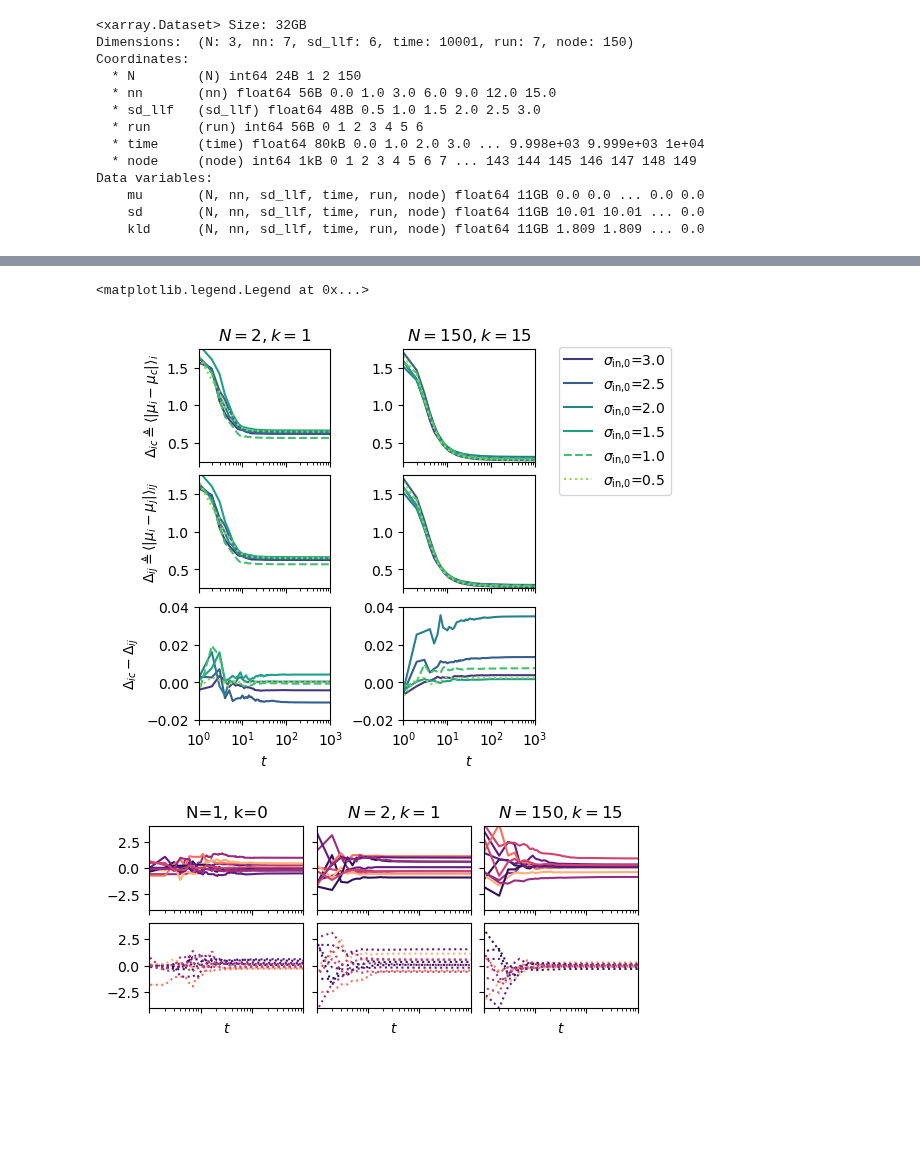
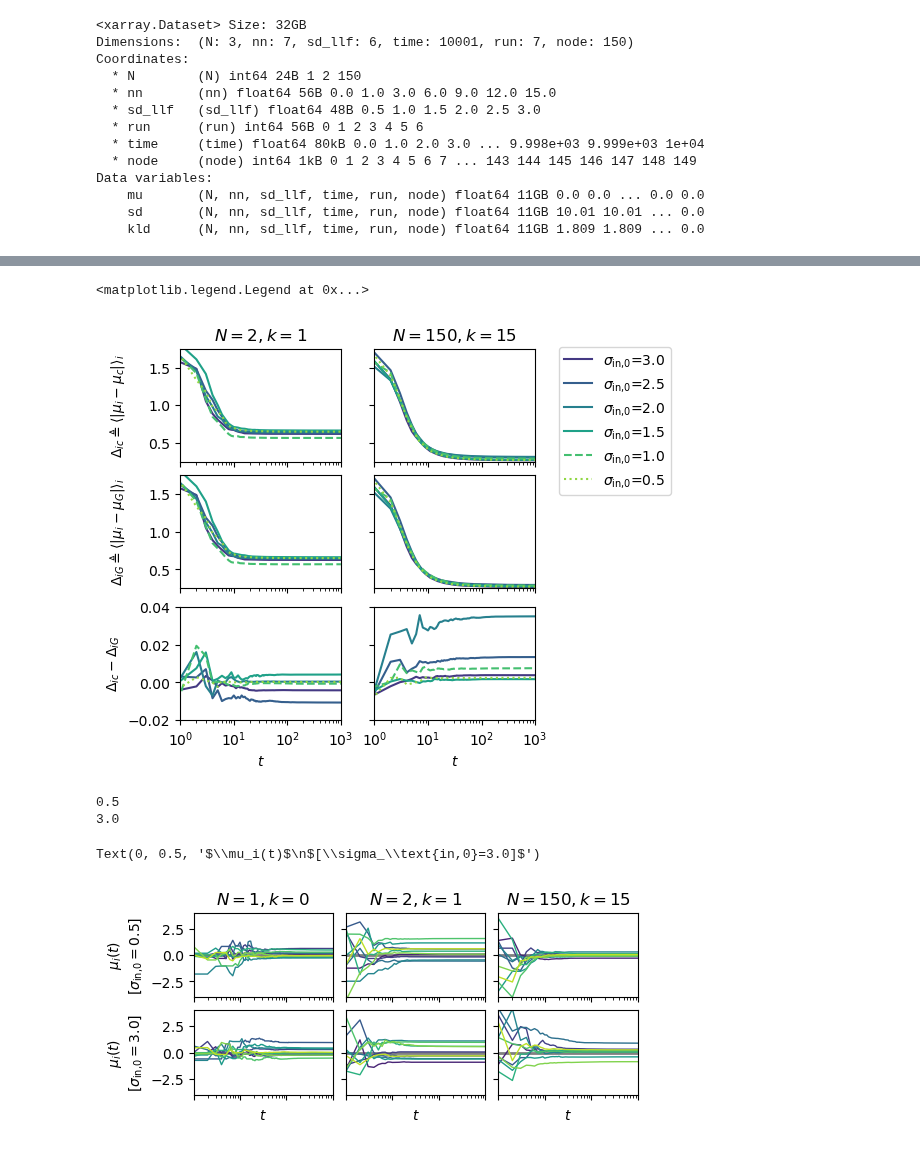
Before and after one commit to Priesemann-Group/neuro_op, a Jupyter notebook: notebooks/@MA5-ActInf.ipynb, the cells around one changed output, grey strips where cells are left out. Cells and saved outputs as stored; diff of their text form; code cells hidden in the pictures; blank space fills up the shorter version.

```diff
--- a/notebooks/@MA5-ActInf.ipynb
+++ b/notebooks/@MA5-ActInf.ipynb
@@ -273,7 +273,7 @@ for sd_in in sd_arr:
         sd,
         ls=get_ls(sd_in),
     )
-    ax[0, j].set_ylabel("$\langle\sigma\\rangle$")
+    ax[0, j].set_ylabel("$\langle\Sigma_i\\rangle_i$")
     # sd_PPD(N)
     sd_PPD = (sd**2 + sd_in**2) ** 0.5
     ax[1, j].plot(
@@ -281,7 +281,7 @@ for sd_in in sd_arr:
         sd_PPD,
         ls=get_ls(sd_in),
     )
-    ax[1, j].set_ylabel("$\langle \sigma^\\text{PPD} \\rangle$")
+    ax[1, j].set_ylabel("$\langle \sigma_i^\\text{PPD} \\rangle_i$")
     # KLD_PPD(N), given same means and sd_P=1
     (line_tmp,) = ax[2, j].plot(
         time,
@@ -290,7 +290,7 @@ for sd_in in sd_arr:
         label="$\sigma_\\text{in,0}$=" + str(sd_in),
     )
     lines.append(line_tmp)
-    ax[2, j].set_ylabel("$\langle D_\\text{KL} \\rangle$")
+    ax[2, j].set_ylabel("$\langle D_{KL,i}\\rangle_i$")
 
 # Data plots
 # N=1, nn=0
@@ -330,7 +330,7 @@ for sd_llf in sd_arr:
         ds.kld.sel(
             N=1, nn=0, sd_llf=sd_llf, run=0, time=time, node=np.arange(N_nodes)
         ).mean(dim="node"),
-        alpha=0.1,
+        alpha=1 / len(sd_arr),
         ls=get_ls(sd_llf),
     )
 
@@ -350,7 +350,7 @@ j = 0
 ax[0, j].set_title("Analytical behaviour")
 # Simulation N=1
 j = 1
-ax[0, j].set_title("Simulations $(N=1)$")
+ax[0, j].set_title("Simulations ($N=1$)")
 
 fig.legend(
     handles=lines + [line0, line05, line1, line2],
@@ -372,7 +374,7 @@ run_arr = np.arange(7)
 # Figure set-up...
 x = 3
 y = 3
-c = 1.5
+c = 1.4
 fig, ax = plt.subplots(y, x, figsize=(1.5 * c * x, 1 * c * y))
 colors = nop.get_colorcycle(N_colors=len(sd_arr))
 for i, j in itertools.product(np.arange(y), np.arange(x)):
@@ -426,7 +428,7 @@ lines = []
 for sd_llf in sd_arr:
     # <sd_i>
     i = 0
-    ax[i, j].set_ylabel("$\langle\sigma\\rangle$")
+    ax[i, j].set_ylabel("$\langle\Sigma_i\\rangle_i$")
     (line_tmp,) = ax[i, j].plot(
         time,
         (
@@ -447,7 +449,7 @@ for sd_llf in sd_arr:
     lines.append(line_tmp)
     # <sd^PPD_i>
     i = 1
-    ax[i, j].set_ylabel("$\langle \sigma^\\text{PPD} \\rangle$")
+    ax[i, j].set_ylabel("$\langle \sigma_i^\\text{PPD} \\rangle_i$")
     ax[i, j].plot(
         time,
         ds.sd.sel(
@@ -457,7 +459,7 @@ for sd_llf in sd_arr:
     )
     # <D_KL(PPD_C||PPD_i)>
     i = 2
-    ax[i, j].set_ylabel("$\langle D_\\text{KL} \\rangle$")
+    ax[i, j].set_ylabel("$\langle D_{KL,i}\\rangle_i$")
     ax[i, j].plot(
         time,
         ds.kld.sel(
@@ -702,14 +706,16 @@ for j in np.arange(x):
     ax[1, j].set_ylim(0.25, 1.75)
     ax[2, j].set_ylim(-0.02, 0.04)
     ax[y - 1, j].set_xlabel("$t$")
-    for i in np.arange(y - 1):
-        ax[i, j].xaxis.set_tick_params(labelbottom=False)
+    for i in np.arange(y):
+        if i != (y - 1):
+            ax[i, j].xaxis.set_tick_params(labelbottom=False)
+        ax[i, 1].yaxis.set_tick_params(labelleft=False)
 
-ax[0, 0].set_ylabel("$\Delta_{ic} \\triangleq \langle |\mu_i-\mu_c|\\rangle_i$")
-ax[1, 0].set_ylabel("$\Delta_{ij}\\triangleq\langle |\mu_i-\mu_j|\\rangle_{ij}$")
-ax[2, 0].set_ylabel("\n$\Delta_{ic} - \Delta_{ij}$")
+ax[0, 0].set_ylabel("$\Delta_{ic} \\triangleq \langle |\mu_i-\mu_c|\\rangle_i$\n")
+ax[1, 0].set_ylabel("$\Delta_{iG}\\triangleq\langle |\mu_i-\mu_G|\\rangle_i$\n")
+ax[2, 0].set_ylabel("$\Delta_{ic} - \Delta_{iG}$")
 
 fig.legend(handles=lines, bbox_to_anchor=(1, 0.96), loc=2)
 # %% [output]
 <matplotlib.legend.Legend at 0x...>
-[figure, old version]
+[figure, new version]
@@ -718,7 +726,7 @@ fig.legend(handles=lines, bbox_to_anchor=(1, 0.96), loc=2)
 x, y = (3, 2)
 c = 1.2
 fig, ax = plt.subplots(y, x, figsize=(1.5 * c * x, 1 * c * y))
-colors = nop.get_colorcycle(N_colors=len(sd_arr), cmap="magma")
+colors = nop.get_colorcycle(N_colors=10)
 
 # Params of interest
 N_arr = [1, 2, 150]
@@ -733,39 +741,43 @@ for i in ax.reshape(-1):
     i.set_xlim((time[1], time[-1]))
     i.set_ylim(-4, 4)
     i.set_xscale("log")
+    i.plot(time, np.zeros(shape=time.shape), color="grey", lw=2)
 
 # Plotting...
-for i, sd_llf in enumerate([sd_arr[0], sd_arr[-1]]):
-    # <|mu_i-mu_C|>
+for i, sd_llf in enumerate([sd_arr[-1], sd_arr[-0]]):
+    print(sd_llf)
     for j, N in enumerate(N_arr):
         ax[i, j].plot(
             time,
             ds.mu.sel(
                 N=N,
                 nn=nn_arr[j],
                 sd_llf=sd_llf,
                 time=time,
                 run=0,
                 node=np.arange(0, 150, 5)[:10],
             ),
-            ls=get_ls(sd_llf),
-            label="$\sigma_\\text{in,0}$=" + str(sd_llf),
+            lw=1,
         )
 
 # Title, label, ...
-ax[0, 0].set_title("N=1, k=0")
+ax[0, 0].set_title("$N=1, k=0$")
 ax[0, 1].set_title("$N=2, k=1$")
 ax[0, 2].set_title("$N=150, k=15$")
 for j in np.arange(x):
     ax[y - 1, j].set_xlabel("$t$")
     ax[0, j].xaxis.set_tick_params(labelbottom=False)
     ax[1, j].xaxis.set_tick_params(labelbottom=False)
     if j != 0:
         for i in range(y):
             ax[i, j].yaxis.set_tick_params(labelleft=False)
 
 
-# ax[0].set_ylabel("\n$\langle |\mu_i-\mu_c|\\rangle_i$")
+ax[0, 0].set_ylabel("$\mu_i(t)$\n$[\sigma_\\text{in,0}=0.5]$")
+ax[1, 0].set_ylabel("$\mu_i(t)$\n$[\sigma_\\text{in,0}=3.0]$")
 # ax[i].legend(bbox_to_anchor=(1.1, 1.06), loc=2)
 # %% [output]
+0.5
+3.0
+Text(0, 0.5, '$\\mu_i(t)$\n$[\\sigma_\\text{in,0}=3.0]$')
-[figure, old version]
+[figure, new version]
```
Also changed, not shown: parts of 6 cells of this notebook, 5 other files.
